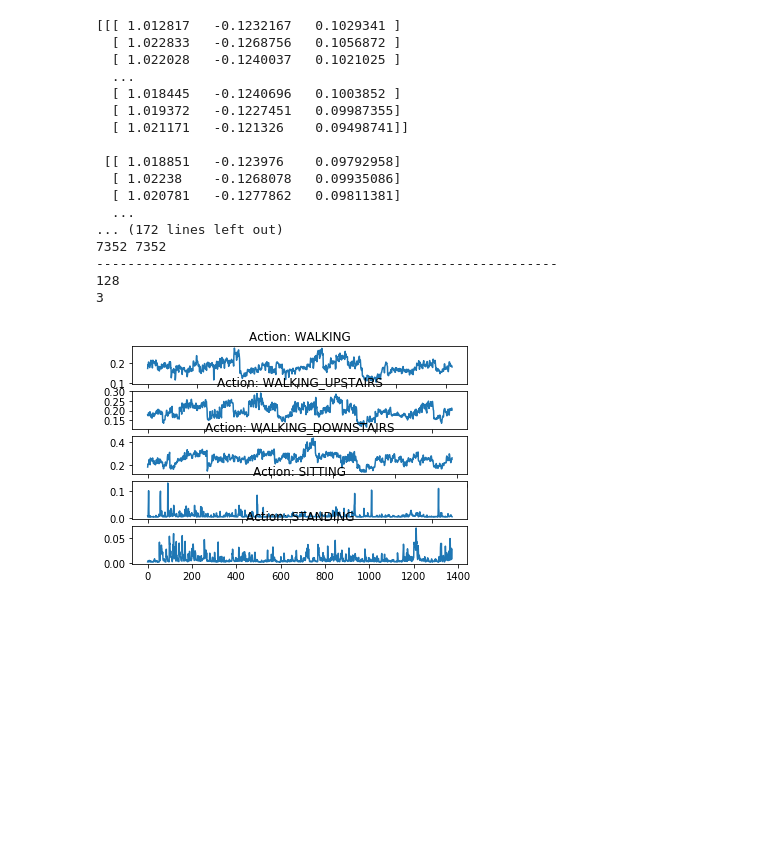
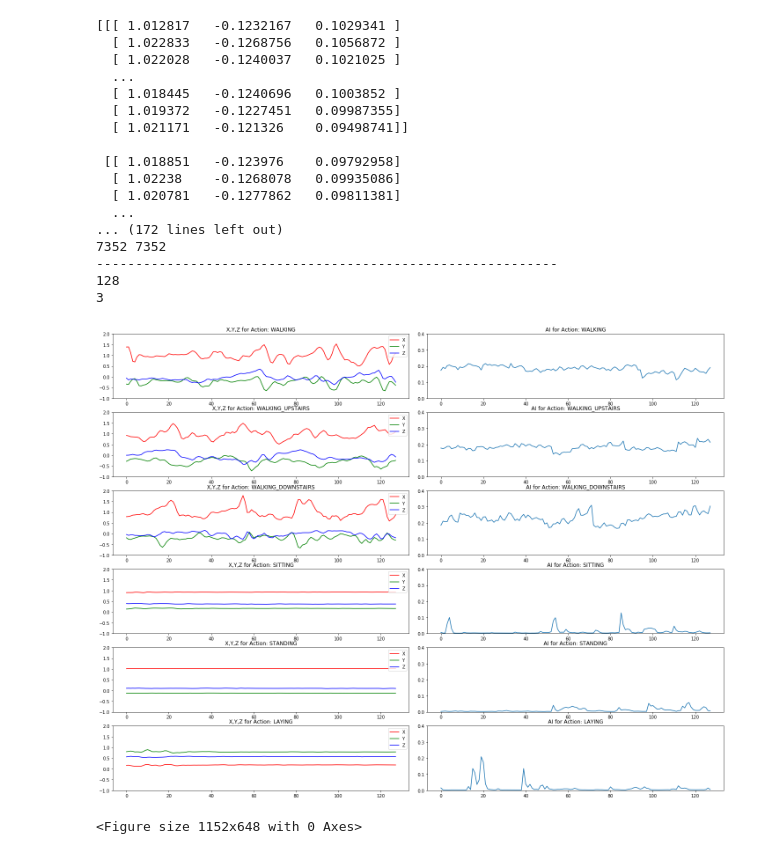
Before and after one commit to indykorpong/activity_classifier, a Jupyter notebook: bi2.ipynb, the cells around one changed output. Saved outputs shown, nothing was run; the diff lists cells and outputs as text; code cells hidden in the pictures; blank space fills up the shorter version.

```diff
--- a/bi2.ipynb
+++ b/bi2.ipynb
@@ -173,7 +188,7 @@ def equation_bi(X_train):
 ai = equation_bi(X_train)
 # %%
 ai_y = []
-for i in range(len(all_y)):
+for i in range(len(y_train)):
     ai_y.append([ai[i],y_train[i][0]])
 
 ai_y = np.array(ai_y)
@@ -197,18 +210,53 @@ for key,item in df:
 # %%
 import matplotlib.pyplot as plt
 import matplotlib
-# %%
-keys = 5
-ai_lb = {}
-for i in range(keys):
-    ai_lb[i] = df_key[i][0].values
-# print(ai_lb)
-
-for i in range(keys):
-    plt.subplot(keys,1,i+1)
-    plt.plot(ai_lb[i])
-    plt.title('Action: ' + LABELS[i])
-
-plt.show()
-# %% [output]
-[figure, removed]
+# %%
+ai_lb = {}
+for i in range(labels_count):
+    ai_lb[i] = df_key[i][0].values
+# print(ai_lb)
+
+fig, axes = plt.subplots(nrows=labels_count, ncols=2, figsize=(20,15))
+fig.tight_layout()
+
+X_train_x = []
+X_train_y = []
+X_train_z = []
+ai_128 = []
+
+for i in range(labels_count):
+    X_train_dict[i] = np.array(X_train_dict[i])
+    for j in range(128):
+        elem = X_train_dict[i][j]
+        X_train_x.append(elem[0])
+        X_train_y.append(elem[1])
+        X_train_z.append(elem[2])
+
+    ax = axes[i,0]
+    ax.plot(X_train_x,'r',label='X')
+    ax.plot(X_train_y,'g',label='Y')
+    ax.plot(X_train_z,'b',label='Z')
+    ax.set_title('X,Y,Z for Action: ' + LABELS[i])
+    ax.set_ylim(bottom=-1.0,top=2.0)
+    ax.legend(loc='upper right')
+
+    for j in range(128):
+        ai_128.append(ai_lb[i][j])
+
+    ax = axes[i,1]
+    ax.plot(ai_128)
+    ax.set_title('AI for Action: ' + LABELS[i])
+    ax.set_ylim(bottom=0.0,top=0.4)
+
+    X_train_x.clear()
+    X_train_y.clear()
+    X_train_z.clear()
+    ai_128.clear()
+
+plt.figure(figsize=(16,9))
+fig.savefig('fig3.png', dpi = 300)
+
+plt.show()
+# %% [output]
+[figure, added]
+<Figure size 1152x648 with 0 Axes>
```
Also changed, not shown: parts of 3 cells of this notebook, 21 other files.
